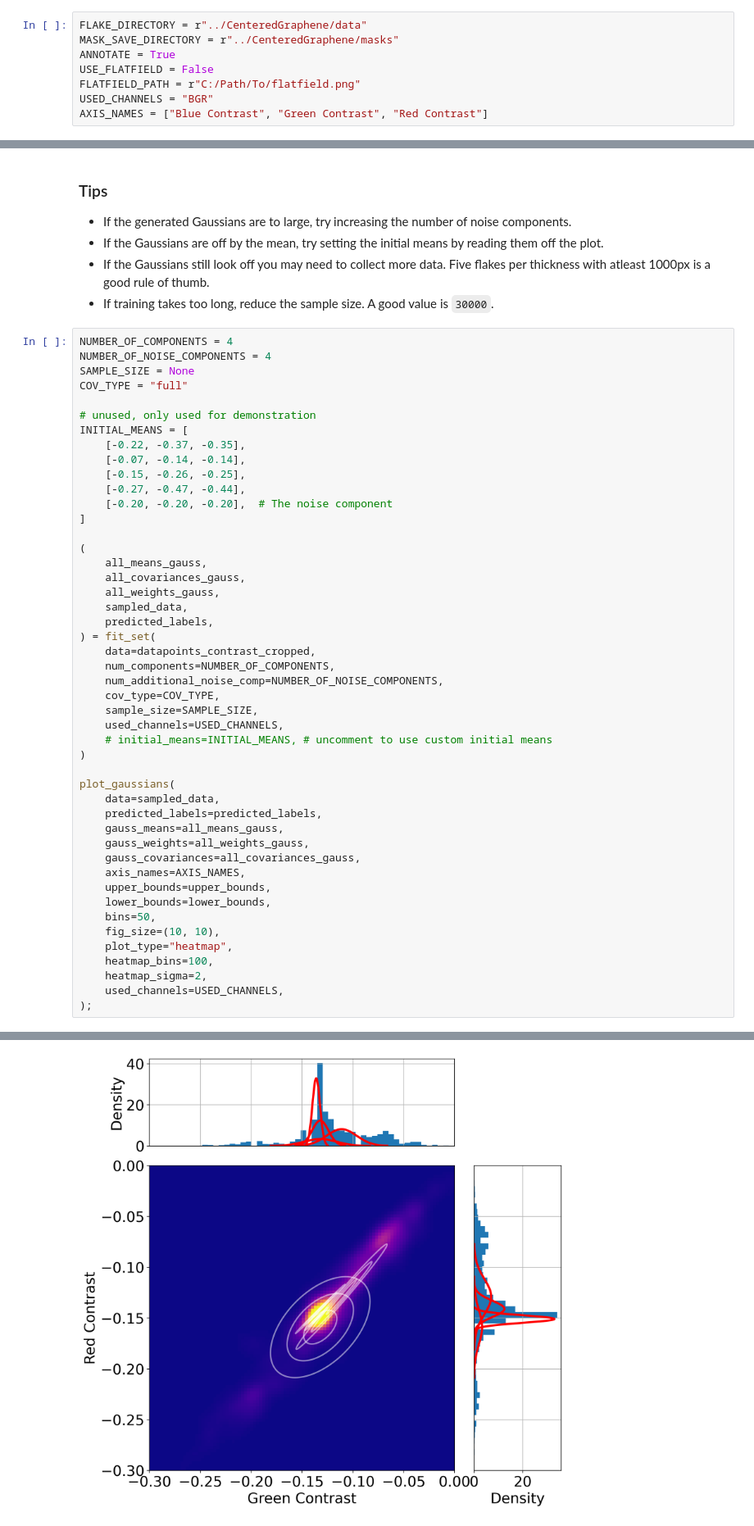
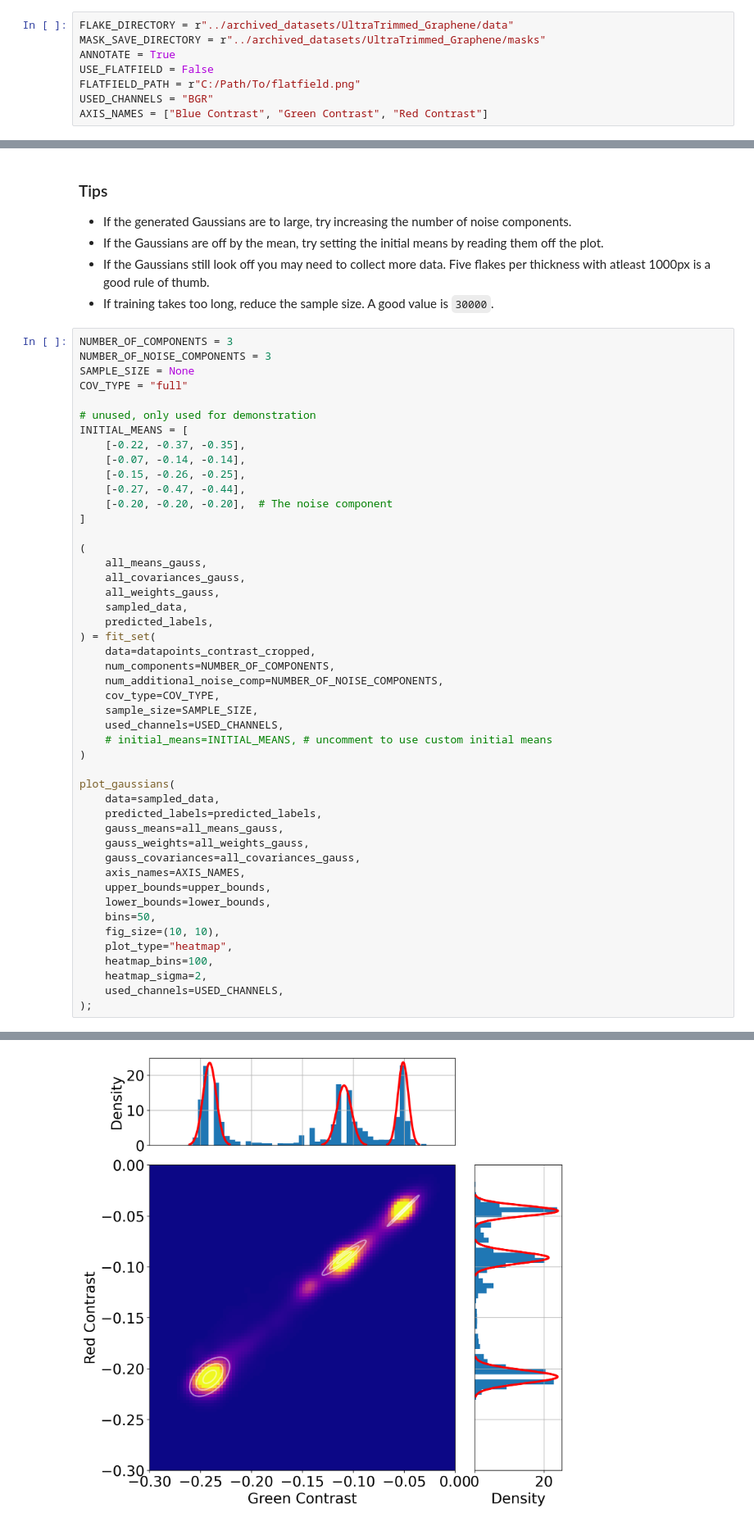
Before and after one commit to troll-n/Automated-Flake-Detection, a Jupyter notebook: GMMDetector/Interactive_Parameter_Estimation.ipynb, the cells around one changed output, grey strips where cells are left out. Shown at 82% size. Cells and saved outputs as stored; diff of their text form.

```diff
--- a/GMMDetector/Interactive_Parameter_Estimation.ipynb
+++ b/GMMDetector/Interactive_Parameter_Estimation.ipynb
@@ -34,8 +34,8 @@ import json
 As the Supplied Datasets already have their flatfield removed, the default for `USE_FLATFIELD` is set to `False`.
 If you want to use a flatfield image, you need to set `USE_FLATFIELD` to `True` and set the path to the flatfield image in `FLATFIELD_PATH`.
 # %%
-FLAKE_DIRECTORY = r"../CenteredGraphene/data"
-MASK_SAVE_DIRECTORY = r"../CenteredGraphene/masks"
+FLAKE_DIRECTORY = r"../archived_datasets/UltraTrimmed_Graphene/data"
+MASK_SAVE_DIRECTORY = r"../archived_datasets/UltraTrimmed_Graphene/masks"
 ANNOTATE = True
 USE_FLATFIELD = False
 FLATFIELD_PATH = r"C:/Path/To/flatfield.png"
@@ -175,8 +175,8 @@ Under the hood we are using the SciKit-Learn implementation of the EM-Algorithm.
 - If the Gaussians still look off you may need to collect more data. Five flakes per thickness with atleast 1000px is a good rule of thumb.
 - If training takes too long, reduce the sample size. A good value is `30000`.
 # %%
-NUMBER_OF_COMPONENTS = 4
-NUMBER_OF_NOISE_COMPONENTS = 4
+NUMBER_OF_COMPONENTS = 3
+NUMBER_OF_NOISE_COMPONENTS = 3
 SAMPLE_SIZE = None
 COV_TYPE = "full"
 
@@ -227,4 +227,4 @@ plot_gaussians(
-[figure, old version]
+[figure, new version]
 # %% [markdown]
 ## Generate the JSON with the given Parameters
 
```
Also changed, not shown: parts of 4 cells of this notebook, 6 other files.
